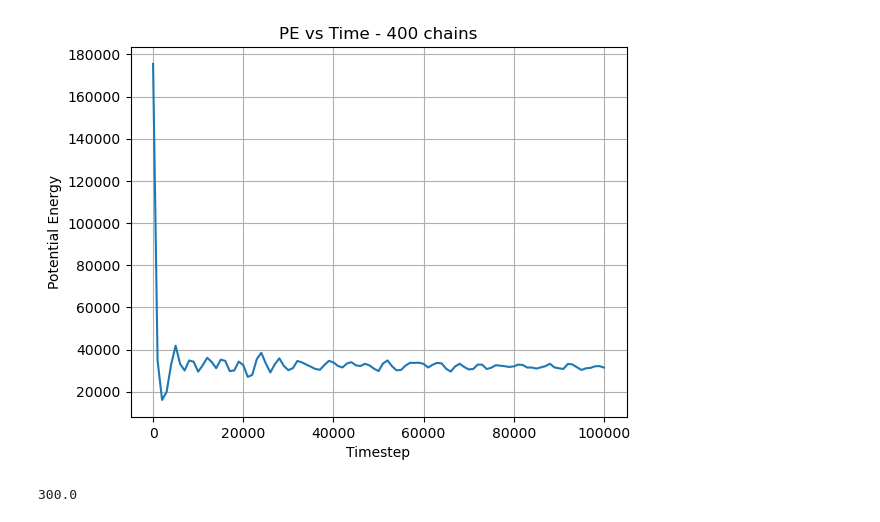
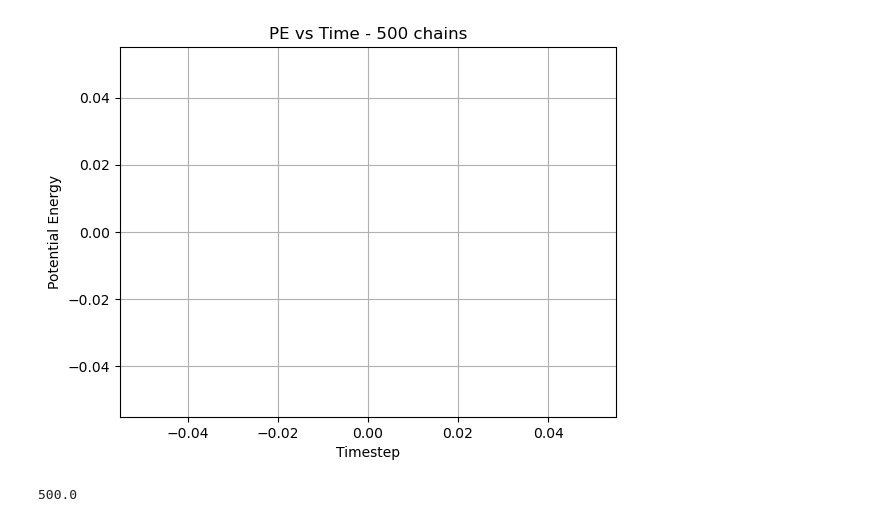
Before and after one commit to eridanirojas/mxene, a Jupyter notebook: example/plots.ipynb, the cells around one changed output. Saved outputs shown, nothing was run; the diff lists cells and outputs as text; code cells hidden in the pictures.

```diff
--- a/example/plots.ipynb
+++ b/example/plots.ipynb
@@ -10,18 +10,18 @@ timesteps = np.loadtxt('timesteps.txt')
 densities = np.loadtxt('densities.txt')
 dts = np.loadtxt('dts.txt')
 # %%
-plt.plot(timesteps[3], PE[3])
+plt.plot(timesteps[4][400:], PE[4][400:])
 plt.xlabel("Timestep")
 plt.ylabel("Potential Energy")
-plt.title("PE vs Time - 400 chains")
+plt.title("PE vs Time - 500 chains")
 plt.grid(True)
 plt.show()
 # %% [output]
-[figure, old version]
+[figure, new version]
 # %%
-N[2]
+N[4]
 # %% [output]
-300.0
+500.0
 # %%
 plt.plot(N, tps)
 plt.xlabel("N")
```
Also changed, not shown: parts of 1 cell of this notebook, 7 other files.
